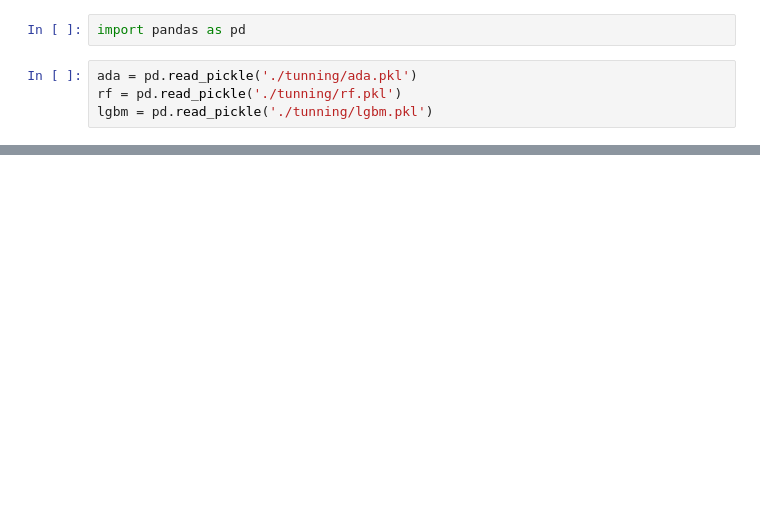
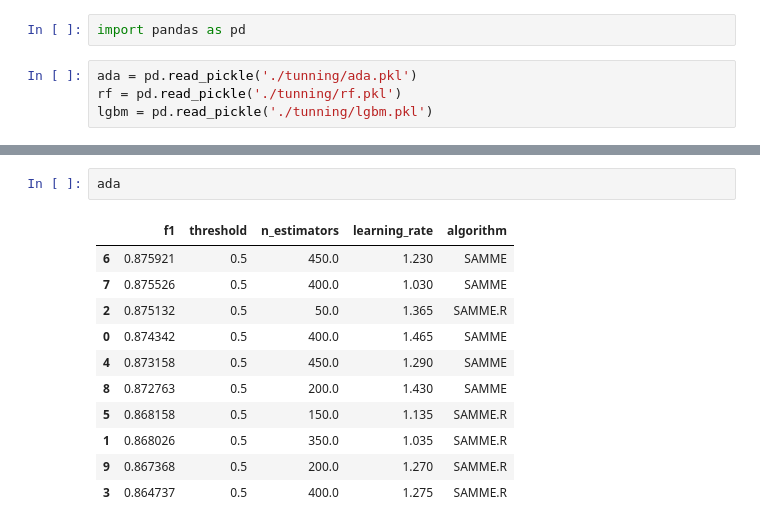
Before and after one commit to heitorfe/hackday-03, a Jupyter notebook: notebooks/analisando modelos.ipynb, the cells around one changed output, grey strips where cells are left out. Saved outputs shown, nothing was run; the diff lists cells and outputs as text; blank space fills up the shorter version.

```diff
--- a/notebooks/analisando modelos.ipynb
+++ b/notebooks/analisando modelos.ipynb
@@ -34,0 +47,14 @@ lgbm
+# %%
+ada
+# %% [output]
+|  | f1 | threshold | n_estimators | learning_rate | algorithm |
+| 6 | 0.875921 | 0.5 | 450.0 | 1.230 | SAMME |
+| 7 | 0.875526 | 0.5 | 400.0 | 1.030 | SAMME |
+| 2 | 0.875132 | 0.5 | 50.0 | 1.365 | SAMME.R |
+| 0 | 0.874342 | 0.5 | 400.0 | 1.465 | SAMME |
+| 4 | 0.873158 | 0.5 | 450.0 | 1.290 | SAMME |
+| 8 | 0.872763 | 0.5 | 200.0 | 1.430 | SAMME |
+| 5 | 0.868158 | 0.5 | 150.0 | 1.135 | SAMME.R |
+| 1 | 0.868026 | 0.5 | 350.0 | 1.035 | SAMME.R |
+| 9 | 0.867368 | 0.5 | 200.0 | 1.270 | SAMME.R |
+| 3 | 0.864737 | 0.5 | 400.0 | 1.275 | SAMME.R |
```
Also changed, not shown: parts of 2 cells of this notebook, 7 other files.
